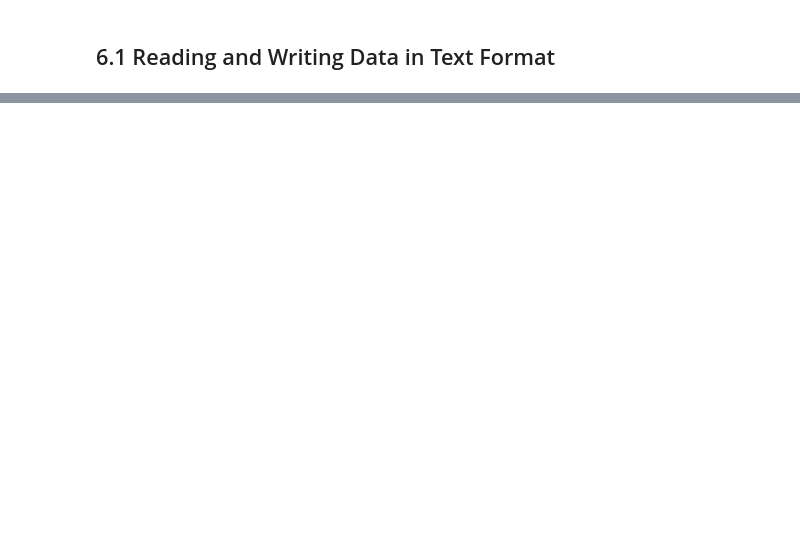
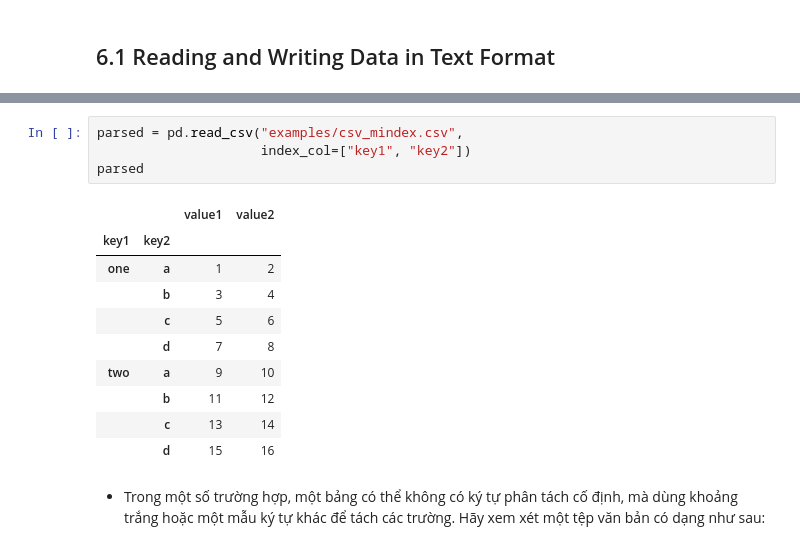
Before and after one commit to VThuongg/sgu25_data_analytics, a Jupyter notebook: Book/chapter6.ipynb, the cells around one changed output, grey strips where cells are left out. Saved outputs shown, nothing was run; the diff lists cells and outputs as text; blank space fills up the shorter version.

```diff
--- a/Book/chapter6.ipynb
+++ b/Book/chapter6.ipynb
@@ -44,0 +152,17 @@ read_xml      |    Read a table of data from an XML file
+# %%
+parsed = pd.read_csv("examples/csv_mindex.csv",
+                     index_col=["key1", "key2"])
+parsed
+# %% [output]
+|  |  | value1 | value2 |
+| key1 | key2 |  |  |
+| one | a | 1 | 2 |
+|  | b | 3 | 4 |
+|  | c | 5 | 6 |
+|  | d | 7 | 8 |
+| two | a | 9 | 10 |
+|  | b | 11 | 12 |
+|  | c | 13 | 14 |
+|  | d | 15 | 16 |
+# %% [markdown]
+- Trong một số trường hợp, một bảng có thể không có ký tự phân tách cố định, mà dùng khoảng trắng hoặc một mẫu ký tự khác để tách các trường. Hãy xem xét một tệp văn bản có dạng như sau:
```
Also changed, not shown: parts of 82 cells of this notebook, 9 other files.
